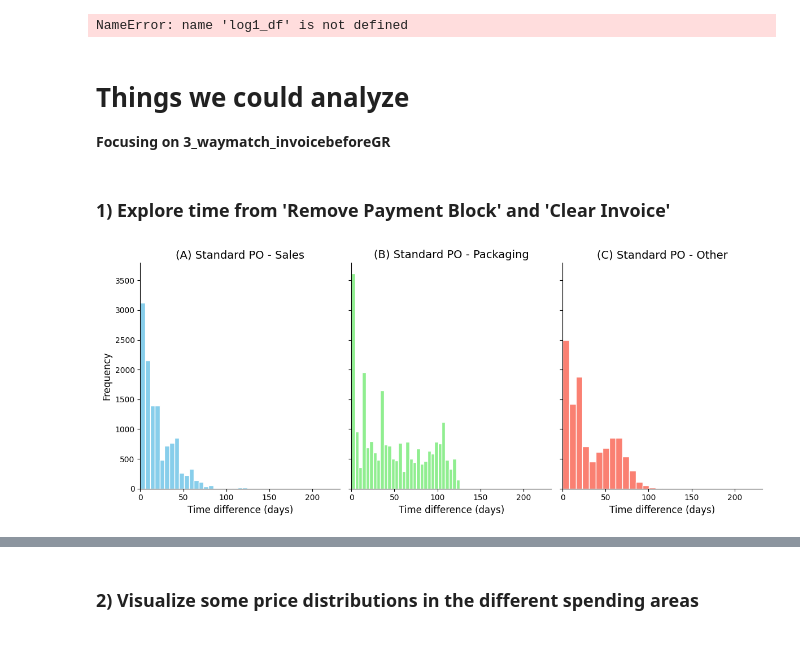
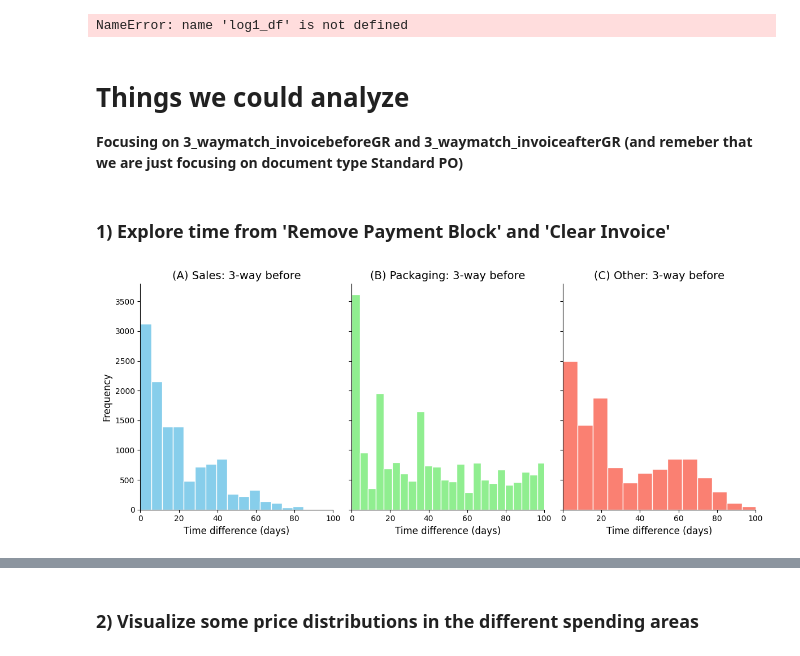
Before and after one commit to sampledrift42/MDS-PODS-Proj1, a Jupyter notebook: data_preparation/data_exploration.ipynb, the cells around one changed output, grey strips where cells are left out. Drawn from its saved outputs; the diff is of its cells as text; code cells hidden in the pictures.

```diff
--- a/data_preparation/data_exploration.ipynb
+++ b/data_preparation/data_exploration.ipynb
@@ -485,7 +570,7 @@ NameError: name 'log1_df' is not defined
 # %% [markdown]
 # Things we could analyze
 
-**Focusing on 3_waymatch_invoicebeforeGR**
+**Focusing on 3_waymatch_invoicebeforeGR and 3_waymatch_invoiceafterGR (and remeber that we are just focusing on document type Standard PO)**
 # %% [markdown]
 ### 1) Explore time from 'Remove Payment Block' and 'Clear Invoice'
 # %%
@@ -527,53 +616,48 @@ def calculate_time_differences(event_log, activity1, activity2):
     time_diff_df = pd.DataFrame({'time_difference': time_differences})
     return time_diff_df
 # %%
-# Histograms of the time difference of Document type = Standard PO
+# Histograms of the time difference of Item Category = 3-way before
 
 # Time difference between Remove Payment Block and Clear Invoice
-t_diff_standardpo_sales = calculate_time_differences(standardpo_sales_log, 'Remove Payment Block', 'Clear Invoice')
-t_diff_standardpo_packaging = calculate_time_differences(standardpo_packaging_log, 'Remove Payment Block', 'Clear Invoice')
-t_diff_standardpo_other = calculate_time_differences(standardpo_other_log, 'Remove Payment Block', 'Clear Invoice')
+t_diff_before_sales = calculate_time_differences(before_sales_log, 'Remove Payment Block', 'Clear Invoice')
+t_diff_before_packaging = calculate_time_differences(before_packaging_log, 'Remove Payment Block', 'Clear Invoice')
+t_diff_before_other = calculate_time_differences(before_other_log, 'Remove Payment Block', 'Clear Invoice')
 
 # Plot (put the 3 plots together)
-common_xlim = (min(t_diff_standardpo_sales['time_difference'].min(),
-                   t_diff_standardpo_packaging['time_difference'].min(),
-                   t_diff_standardpo_other['time_difference'].min()),
-               max(t_diff_standardpo_sales['time_difference'].max(),
-                   t_diff_standardpo_packaging['time_difference'].max(),
-                   t_diff_standardpo_other['time_difference'].max()))
+common_xlim = (0,100)
 
 fig, axes = plt.subplots(1, 3, figsize=(12, 5), sharey=True)
 
-axes[0].hist(t_diff_standardpo_sales['time_difference'], bins=30, color='skyblue', edgecolor='white')
+axes[0].hist(t_diff_before_sales['time_difference'], bins=30, color='skyblue', edgecolor='white')
 axes[0].set_xlim(common_xlim)
 axes[0].set_xlabel('Time difference (days)', fontsize=12)
 axes[0].set_ylabel('Frequency', fontsize=12)
-axes[0].set_title('(A) Standard PO - Sales', fontsize=14)
+axes[0].set_title('(A) Sales: 3-way before', fontsize=14)
 axes[0].spines['top'].set_visible(False)
 axes[0].spines['right'].set_visible(False)
 axes[0].spines['left'].set_visible(True)
 axes[0].spines['bottom'].set_visible(True)
 
-axes[1].hist(t_diff_standardpo_packaging['time_difference'], bins=30, color='lightgreen', edgecolor='white')
+axes[1].hist(t_diff_before_packaging['time_difference'], bins=30, color='lightgreen', edgecolor='white')
 axes[1].set_xlim(common_xlim)
 axes[1].set_xlabel('Time difference (days)', fontsize=12)
-axes[1].set_title('(B) Standard PO - Packaging', fontsize=14)
+axes[1].set_title('(B) Packaging: 3-way before', fontsize=14)
 axes[1].spines['top'].set_visible(False)
 axes[1].spines['right'].set_visible(False)
 axes[1].spines['left'].set_visible(True)
 axes[1].spines['bottom'].set_visible(True)
 
-axes[2].hist(t_diff_standardpo_other['time_difference'], bins=30, color='salmon', edgecolor='white')
+axes[2].hist(t_diff_before_other['time_difference'], bins=30, color='salmon', edgecolor='white')
 axes[2].set_xlim(common_xlim)
 axes[2].set_xlabel('Time difference (days)', fontsize=12)
-axes[2].set_title('(C) Standard PO - Other', fontsize=14)
+axes[2].set_title('(C) Other: 3-way before', fontsize=14)
 axes[2].spines['top'].set_visible(False)
 axes[2].spines['right'].set_visible(False)
 axes[2].spines['left'].set_visible(True)
 axes[2].spines['bottom'].set_visible(True)
 
 plt.tight_layout()
-plt.savefig("histograms_standardpo.png", dpi=300, bbox_inches='tight', format='png')
+plt.savefig("histograms_time_before.png", dpi=300, bbox_inches='tight', format='png')
 plt.show()
 # %% [output]
-[figure, old version]
+[figure, new version]
```
Also changed, not shown: parts of 13 cells of this notebook.
